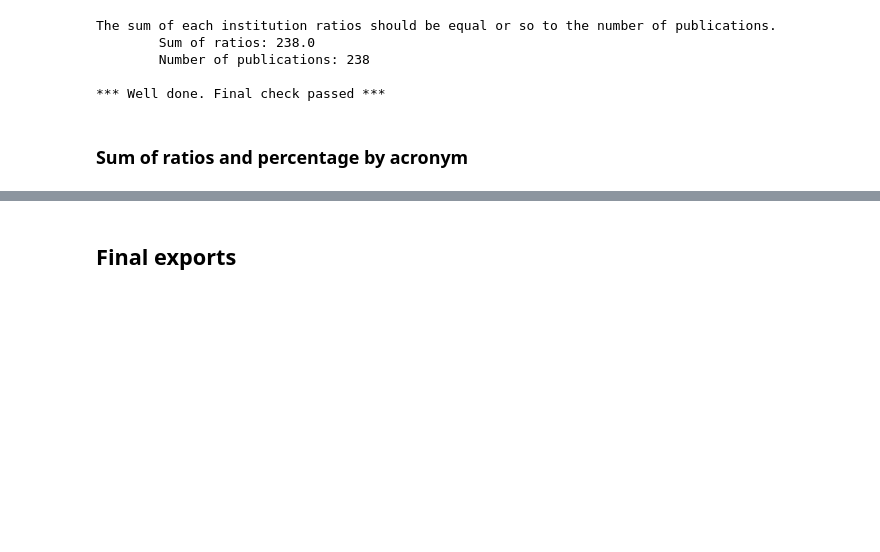
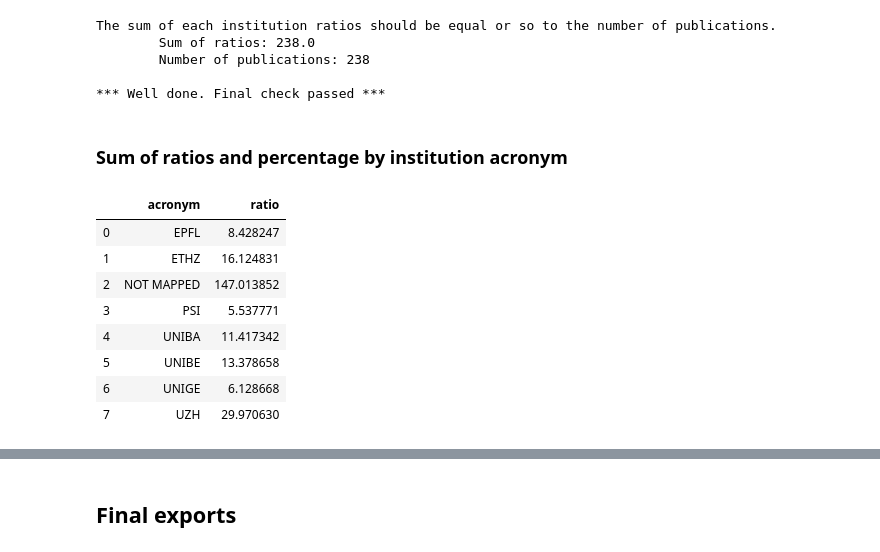
Before and after one commit to dis-unige/scoap3, a Jupyter notebook: scoap3_ratio_by_institution.ipynb, the cells around one changed output, grey strips where cells are left out. Drawn from its saved outputs; the diff is of its cells as text; code cells hidden in the pictures; blank space fills up the shorter version.

Commit message:
New version of notebook and affiliations mapping table

```diff
--- a/scoap3_ratio_by_institution.ipynb
+++ b/scoap3_ratio_by_institution.ipynb
@@ -592,5 +592,21 @@ The sum of each institution ratios should be equal or so to the number of public
 
 *** Well done. Final check passed ***
 # %% [markdown]
-### Sum of ratios and percentage by acronym
+### Sum of ratios and percentage by institution acronym
+# %%
+# total by institutions
+df_institutions = df_affiliations[['acronym', 'ratio']].groupby('acronym').sum()
+df_institutions = df_institutions.sort_values(by='acronym', ascending=True)
+df_institutions = df_institutions.reset_index()
+df_institutions
+# %% [output]
+|  | acronym | ratio |
+| 0 | EPFL | 8.428247 |
+| 1 | ETHZ | 16.124831 |
+| 2 | NOT MAPPED | 147.013852 |
+| 3 | PSI | 5.537771 |
+| 4 | UNIBA | 11.417342 |
+| 5 | UNIBE | 13.378658 |
+| 6 | UNIGE | 6.128668 |
+| 7 | UZH | 29.970630 |
 # %%
```
Also changed, not shown: parts of 20 cells of this notebook, 1 other file.
